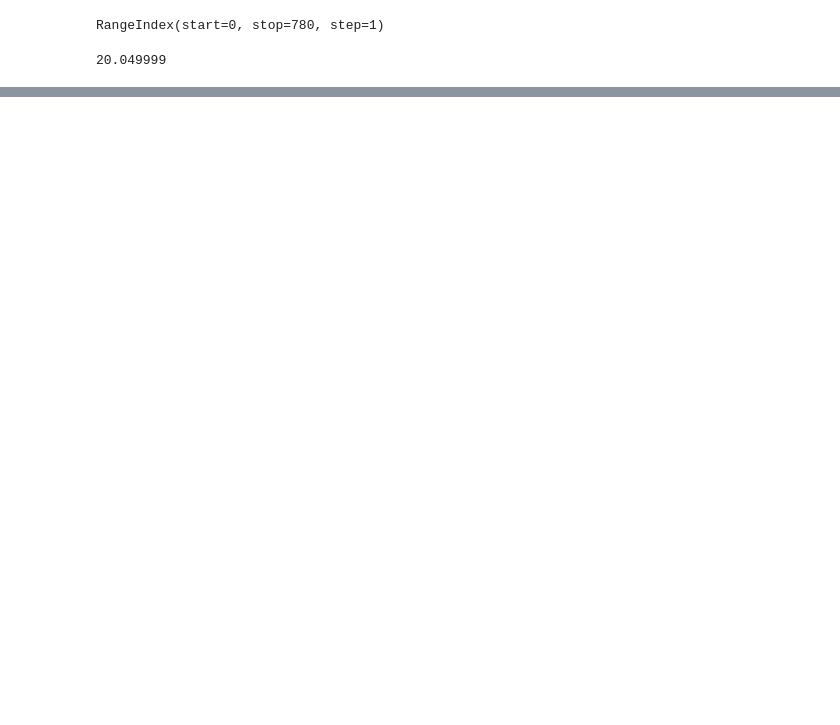
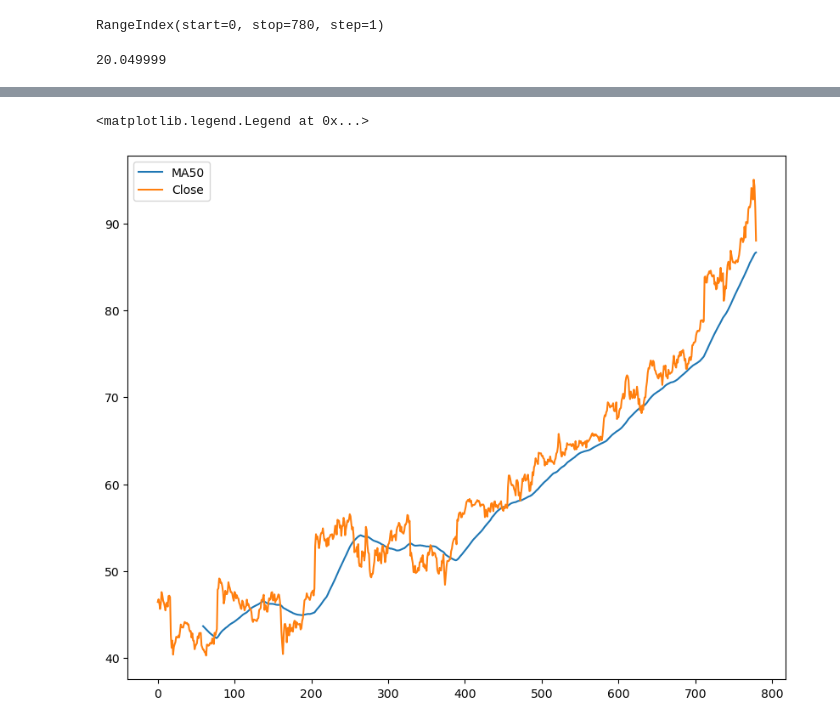
Before and after one commit to matiru/Python-and-Statistics-For-Financial-Analysis, a Jupyter notebook: Pandas and Matplotlib Basics.ipynb, the cells around one changed output, grey strips where cells are left out. Cells and saved outputs as stored; diff of their text form; code cells hidden in the pictures; blank space fills up the shorter version.

```diff
--- a/Pandas and Matplotlib Basics.ipynb
+++ b/Pandas and Matplotlib Basics.ipynb
@@ -76,0 +197,3 @@ fb.loc['2015-01-01':'2015-12-31', 'Close'].plot()
+# %%
+ms['PriceDiff'] = ms['Close'].shift(-1) - ms['Close']
+ms.tail()
@@ -76,0 +207,3 @@ fb.loc['2015-01-01':'2015-12-31', 'Close'].plot()
+# %%
+ms['Return'] = ms['PriceDiff']/ms['Close']
+print(ms['Return'])
@@ -76,0 +223,3 @@ fb.loc['2015-01-01':'2015-12-31', 'Close'].plot()
+# %%
+ms['Direction'] =  [1 if ms['PriceDiff'].loc[ei]>0 else 0 for ei in ms.index]
+ms.head()
@@ -76,0 +233,10 @@ fb.loc['2015-01-01':'2015-12-31', 'Close'].plot()
+# %%
+ms['ma50']= ms['Close'].rolling(60).mean()
+#plot
+plt.figure(figsize =(10,8))
+ms['ma50'].plot(label='MA50')
+ms['Close'].plot(label='Close')
+plt.legend()
+# %% [output]
+<matplotlib.legend.Legend at 0x...>
+[figure, added]
```
Also changed, not shown: parts of 20 cells of this notebook.
